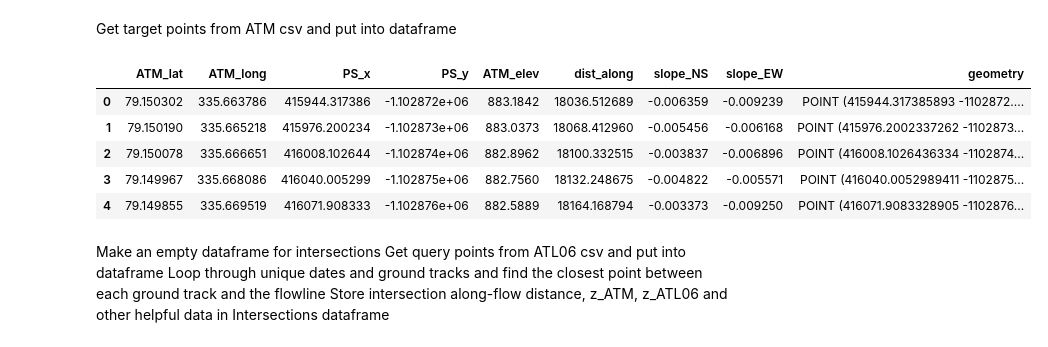
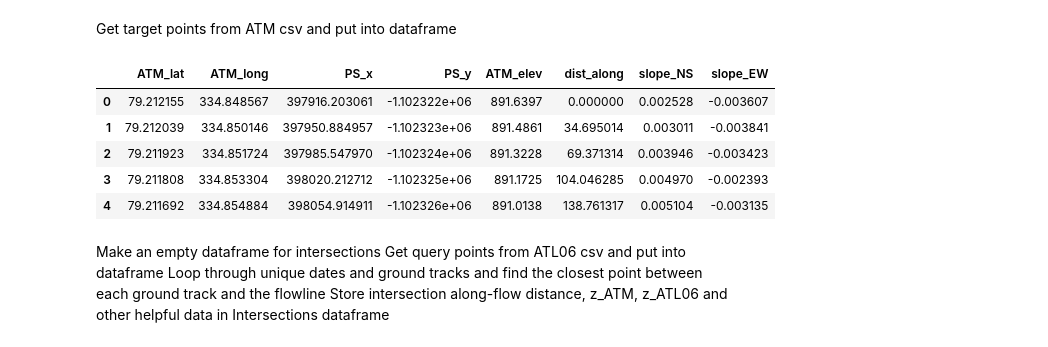
Before and after one commit to ICESAT-2HackWeek/xtrak, a Jupyter notebook: notebooks/Intersections.ipynb, the cells around one changed output. Saved outputs shown, nothing was run; the diff lists cells and outputs as text; code cells hidden in the pictures.

Commit message:
InterX_ATM2018_smoothATL used ATMprof_2018_slopes.csv and ZachISatData_wSmoooth.csv

```diff
--- a/notebooks/Intersections.ipynb
+++ b/notebooks/Intersections.ipynb
@@ -53,18 +53,18 @@ def closest_node(node, nodes):
 # %% [markdown]
 Get target points from ATM csv and put into dataframe
 # %%
-ATMdata = pd.read_csv('~/xtrak/data_prod/ATMprof_20140429.csv')
+ATMdata = pd.read_csv('~/xtrak/data_prod/ATMprof_2018_slopes.csv')
 
 tpoints = ATMdata[['PS_x','PS_y']].copy()
 tpoints = tpoints.values
 ATMdata.head()
 # %% [output]
-|  | ATM_lat | ATM_long | PS_x | PS_y | ATM_elev | dist_along | slope_NS | slope_EW | geometry |
-| 0 | 79.150302 | 335.663786 | 415944.317386 | -1.102872e+06 | 883.1842 | 18036.512689 | -0.006359 | -0.009239 | POINT (415944.317385893 -1102872.... |
-| 1 | 79.150190 | 335.665218 | 415976.200234 | -1.102873e+06 | 883.0373 | 18068.412960 | -0.005456 | -0.006168 | POINT (415976.2002337262 -1102873... |
-| 2 | 79.150078 | 335.666651 | 416008.102644 | -1.102874e+06 | 882.8962 | 18100.332515 | -0.003837 | -0.006896 | POINT (416008.1026436334 -1102874... |
-| 3 | 79.149967 | 335.668086 | 416040.005299 | -1.102875e+06 | 882.7560 | 18132.248675 | -0.004822 | -0.005571 | POINT (416040.0052989411 -1102875... |
-| 4 | 79.149855 | 335.669519 | 416071.908333 | -1.102876e+06 | 882.5889 | 18164.168794 | -0.003373 | -0.009250 | POINT (416071.9083328905 -1102876... |
+|  | ATM_lat | ATM_long | PS_x | PS_y | ATM_elev | dist_along | slope_NS | slope_EW |
+| 0 | 79.212155 | 334.848567 | 397916.203061 | -1.102322e+06 | 891.6397 | 0.000000 | 0.002528 | -0.003607 |
+| 1 | 79.212039 | 334.850146 | 397950.884957 | -1.102323e+06 | 891.4861 | 34.695014 | 0.003011 | -0.003841 |
+| 2 | 79.211923 | 334.851724 | 397985.547970 | -1.102324e+06 | 891.3228 | 69.371314 | 0.003946 | -0.003423 |
+| 3 | 79.211808 | 334.853304 | 398020.212712 | -1.102325e+06 | 891.1725 | 104.046285 | 0.004970 | -0.002393 |
+| 4 | 79.211692 | 334.854884 | 398054.914911 | -1.102326e+06 | 891.0138 | 138.761317 | 0.005104 | -0.003135 |
 # %% [markdown]
 Make an empty dataframe for intersections
 Get query points from ATL06 csv and put into dataframe
```
Also changed, not shown: parts of 6 cells of this notebook, 1 other file.
